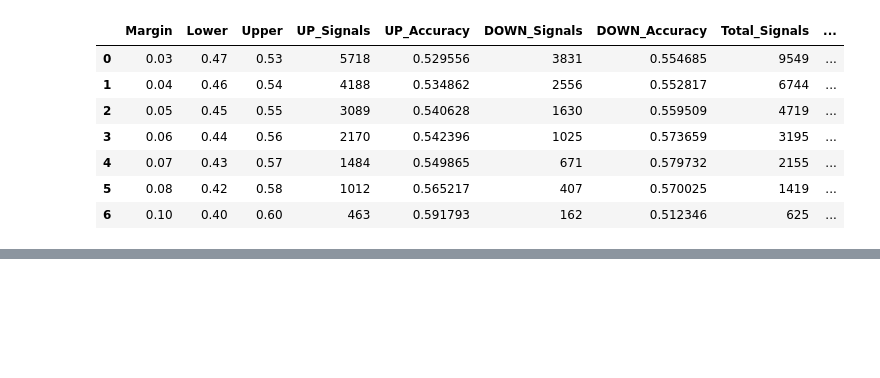
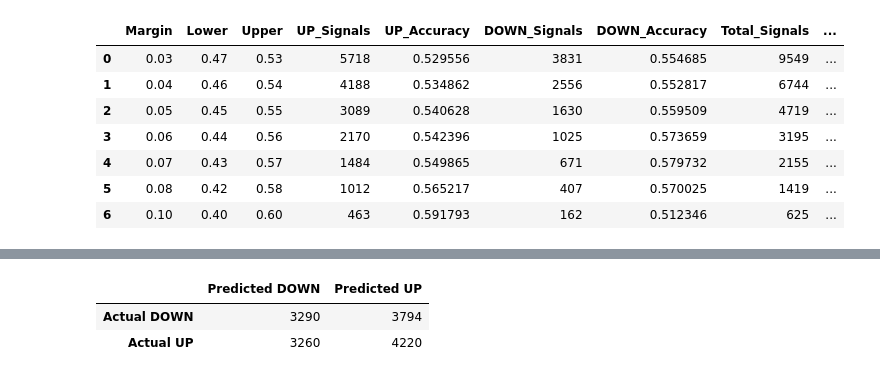
Before and after one commit to iroj-09/Data-Driven-Investment-Intelligence-Using-NIFTY-50-Market-Data-, a Jupyter notebook: notebooks/05_stock_predictor.ipynb, the cells around one changed output, grey strips where cells are left out. Drawn from its saved outputs; the diff is of its cells as text; code cells hidden in the pictures; blank space fills up the shorter version.

```diff
--- a/notebooks/05_stock_predictor.ipynb
+++ b/notebooks/05_stock_predictor.ipynb
@@ -1155,0 +1454,27 @@ signal_analysis_df
+# %%
+# ============================================================
+# 22. CONFUSION MATRIX
+# ============================================================
+
+cm = confusion_matrix(
+    y_final_test,
+    test_pred
+)
+
+cm_df = pd.DataFrame(
+    cm,
+    index=[
+        "Actual DOWN",
+        "Actual UP"
+    ],
+    columns=[
+        "Predicted DOWN",
+        "Predicted UP"
+    ]
+)
+
+cm_df
+# %% [output]
+|  | Predicted DOWN | Predicted UP |
+| Actual DOWN | 3290 | 3794 |
+| Actual UP | 3260 | 4220 |
```
Also changed, not shown: parts of 6 cells of this notebook, 1 other file.
